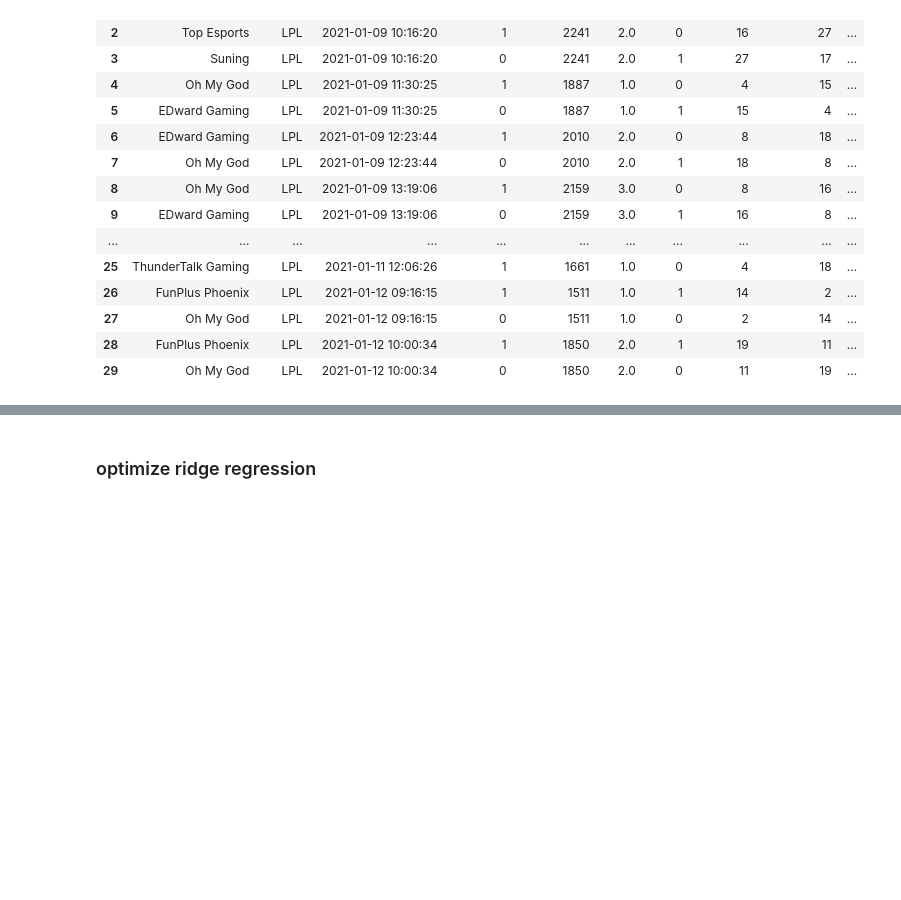
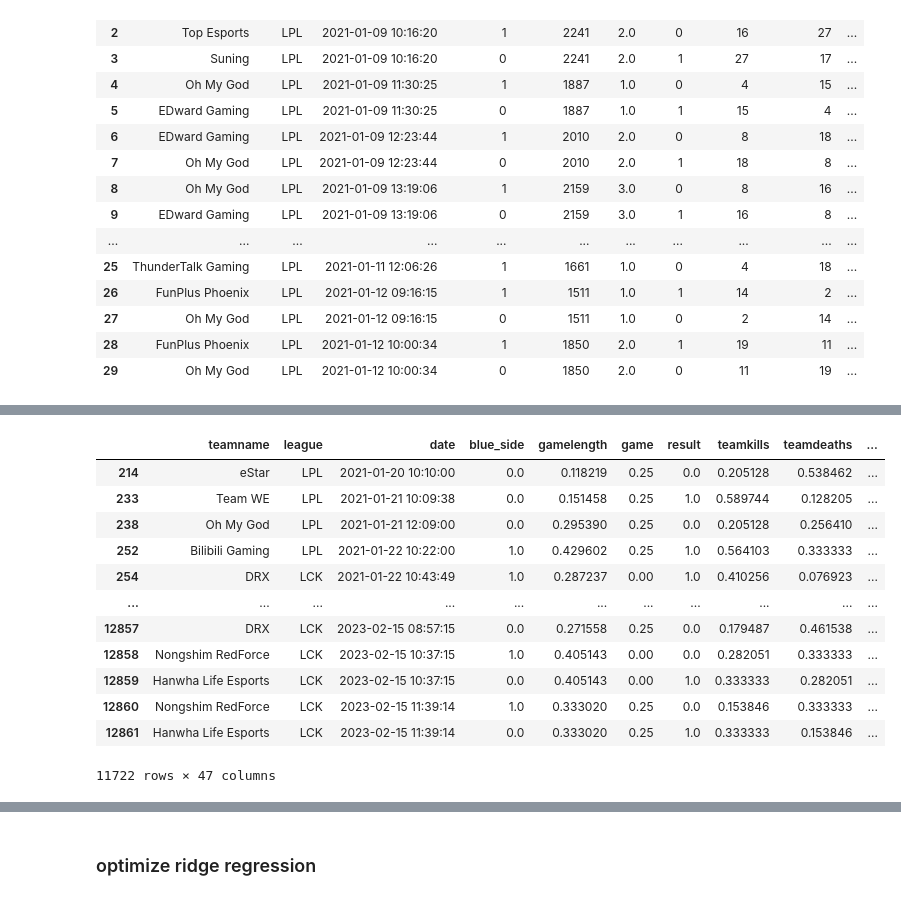
Before and after one commit to richie-p-meyer/league, a Jupyter notebook: scratch.ipynb, the cells around one changed output, grey strips where cells are left out. Saved outputs shown, nothing was run; the diff lists cells and outputs as text; code cells hidden in the pictures; blank space fills up the shorter version.

```diff
--- a/scratch.ipynb
+++ b/scratch.ipynb
@@ -189,9 +247,26 @@ df = pd.concat([df,df_rolling],axis=1)
 def next_opp(team):
     team['next_opp'] = team['opp_name'].shift(-1)
     return team
-
-df = df.groupby('teamname').apply(next_opp)
-df.loc[df.next_opp.isnull(),'next_opp'] = 2
+def add_opp(df):
+    df = df.groupby('teamname').apply(next_opp)
+    df.loc[df.next_opp.isnull(),'next_opp'] = 2
+    return df
+# %%
+add_opp(df)
+# %% [output]
+|  | teamname | league | date | blue_side | gamelength | game | result | teamkills | teamdeaths | ... |
+| 214 | eStar | LPL | 2021-01-20 10:10:00 | 0.0 | 0.118219 | 0.25 | 0.0 | 0.205128 | 0.538462 | ... |
+| 233 | Team WE | LPL | 2021-01-21 10:09:38 | 0.0 | 0.151458 | 0.25 | 1.0 | 0.589744 | 0.128205 | ... |
+| 238 | Oh My God | LPL | 2021-01-21 12:09:00 | 0.0 | 0.295390 | 0.25 | 0.0 | 0.205128 | 0.256410 | ... |
+| 252 | Bilibili Gaming | LPL | 2021-01-22 10:22:00 | 1.0 | 0.429602 | 0.25 | 1.0 | 0.564103 | 0.333333 | ... |
+| 254 | DRX | LCK | 2021-01-22 10:43:49 | 1.0 | 0.287237 | 0.00 | 1.0 | 0.410256 | 0.076923 | ... |
+| ... | ... | ... | ... | ... | ... | ... | ... | ... | ... | ... |
+| 12857 | DRX | LCK | 2023-02-15 08:57:15 | 0.0 | 0.271558 | 0.25 | 0.0 | 0.179487 | 0.461538 | ... |
+| 12858 | Nongshim RedForce | LCK | 2023-02-15 10:37:15 | 1.0 | 0.405143 | 0.00 | 0.0 | 0.282051 | 0.333333 | ... |
+| 12859 | Hanwha Life Esports | LCK | 2023-02-15 10:37:15 | 0.0 | 0.405143 | 0.00 | 1.0 | 0.333333 | 0.282051 | ... |
+| 12860 | Nongshim RedForce | LCK | 2023-02-15 11:39:14 | 1.0 | 0.333020 | 0.25 | 0.0 | 0.153846 | 0.333333 | ... |
+| 12861 | Hanwha Life Esports | LCK | 2023-02-15 11:39:14 | 0.0 | 0.333020 | 0.25 | 1.0 | 0.333333 | 0.153846 | ... |
+11722 rows × 47 columns
 # %%
 def next_side(team):
     team['next_blue'] = team['blue_side'].shift(-1)
```
Also changed, not shown: parts of 33 cells of this notebook, 6 other files.
